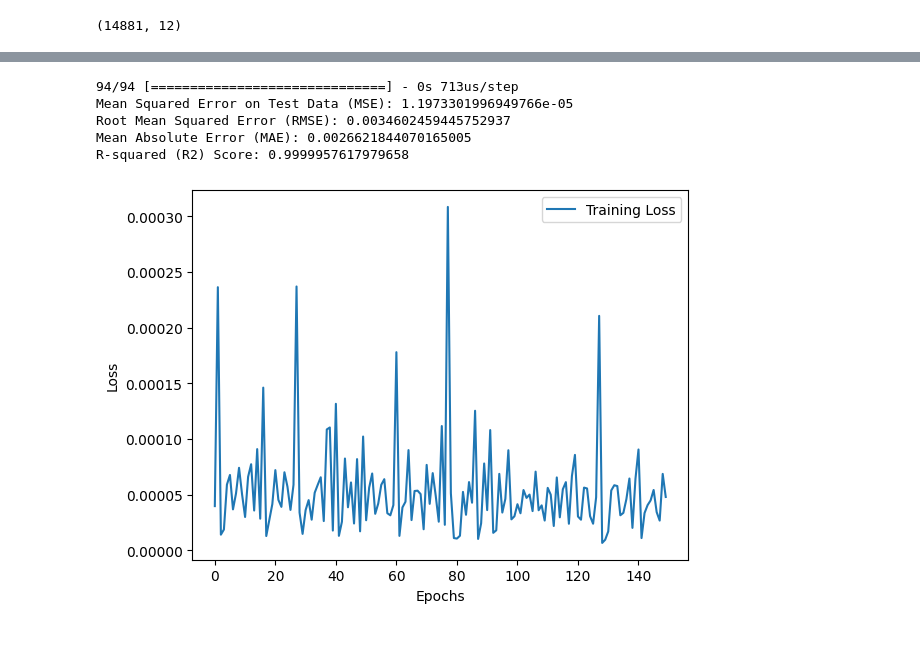
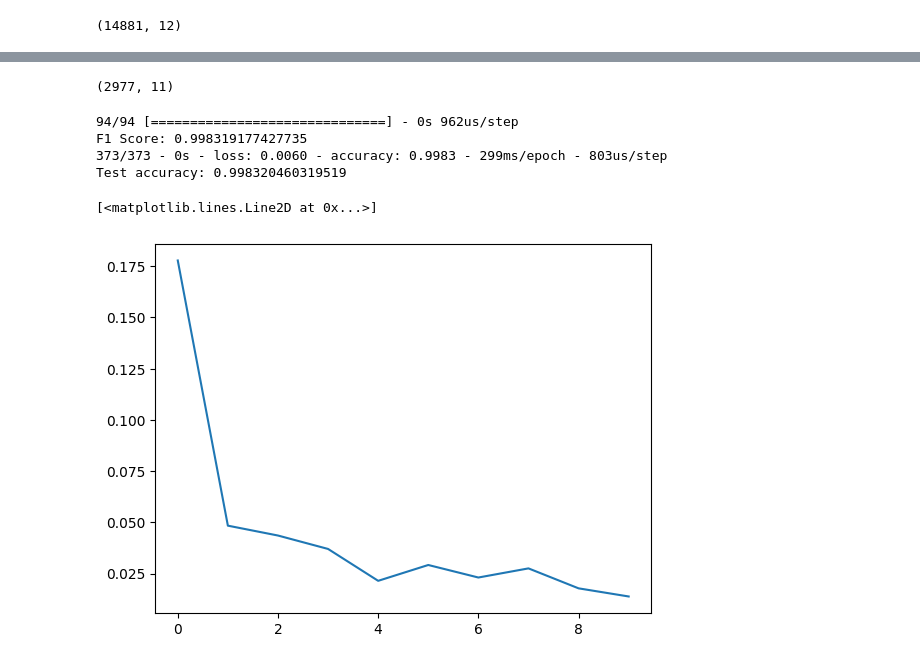
Before and after one commit to Witnull/model_C, a Jupyter notebook: TeamQ_C.ipynb, the cells around one changed output, grey strips where cells are left out. Cells and saved outputs as stored; diff of their text form; code cells hidden in the pictures.

```diff
--- a/TeamQ_C.ipynb
+++ b/TeamQ_C.ipynb
@@ -30,19 +30,16 @@ def severity2score(str):
         print(str)
 
 cve_items = data.get("CVE_Items", [])
-
-# Create an empty list to store dictionaries representing entries
 entries = []
 
-# Extract and append the dictionaries representing entries
 for item in cve_items:
     entry = {
         #"ID": item['cve']['CVE_data_meta']['ID'],
         #"Problem Type": item['cve']['problemtype']['problemtype_data'][0]['description'],
         #"CVSS Version": item['impact']['baseMetricV3']['cvssV3']['version'] if 'impact' in item and 'baseMetricV3' in item['impact'] else "",
         #"CVSS Vector": item['impact']['baseMetricV3']['cvssV3']['vectorString'] if 'impact' in item and 'baseMetricV3' in item['impact'] else "",
-        "CVSS Base Score": float(item['impact']['baseMetricV3']['cvssV3']['baseScore'] if 'impact' in item and 'baseMetricV3' in item['impact'] else "0"),
-        "CVSS Severity":  severity2score(item['impact']['baseMetricV3']['cvssV3']['baseSeverity'] if 'impact' in item and 'baseMetricV3' in item['impact'] else ""),
+        "Base Score": float(item['impact']['baseMetricV3']['cvssV3']['baseScore'] if 'impact' in item and 'baseMetricV3' in item['impact'] else "0"),
+        "Severity":  item['impact']['baseMetricV3']['cvssV3']['baseSeverity'] if 'impact' in item and 'baseMetricV3' in item['impact'] else "NEI",
         #"Description": item['cve']['description']['description_data'][0]['value'],
         #"Config": item['configurations'],
         #"Reference": item['cve']['references'],
@@ -117,14 +132,20 @@ Name: Impact Score, Length: 2977, dtype: float64
 # %%
+
+
 model = keras.Sequential([
-    keras.layers.Dense(128, activation='relu', input_shape=(X_train.shape[1],)),
+    keras.layers.Dense(512, activation='relu', input_shape=(X_train.shape[1],)),
+    keras.layers.Dropout(0.1),
+    keras.layers.Dense(256, activation='relu'),
+    keras.layers.Dropout(0.1),
     keras.layers.Dense(64, activation='relu'),
-    keras.layers.Dense(32, activation='relu'),
-    keras.layers.Dense(1, activation='linear')
+    keras.layers.Dense(num_labels, activation='softmax')
 ])
-model.compile(optimizer='adam', loss='mean_squared_error')
+model.compile(loss='categorical_crossentropy',
+              optimizer='adam',
+              metrics=['accuracy'])
 # %%
 #early_stopping = keras.callbacks.EarlyStopping(monitor='val_loss', patience=10, restore_best_weights=True)
 
 # Fit the model to the training data
-history = model.fit(X_train, y_train, epochs=150, batch_size=32, verbose=1)#, callbacks=[early_stopping])
+history = model.fit(X_train, y_train, epochs=10, batch_size=8, validation_split= .2, verbose=2)#, callbacks=[early_stopping])
 # %% [output]
@@ -148,29 +172,26 @@ Epoch 150/150
+# %%
+X_test.shape
+# %% [output]
+(2977, 11)
 # %%
-from sklearn.metrics import mean_squared_error, mean_absolute_error, r2_score
-
+from sklearn.metrics import f1_score
 # Evaluate the model on the test data
 y_pred = model.predict(X_test)
-mse = mean_squared_error(y_test, y_pred)
-rmse = np.sqrt(mean_squared_error(y_test, y_pred))
-mae = mean_absolute_error(y_test, y_pred)
-r2 = r2_score(y_test, y_pred)
-print(f"Mean Squared Error on Test Data (MSE): {mse}")
-print(f"Root Mean Squared Error (RMSE): {rmse}")
-print(f"Mean Absolute Error (MAE): {mae}")
-print(f"R-squared (R2) Score: {r2}")
+y_test_ = encoder.inverse_transform(y_test)
+y_pred_ = encoder.inverse_transform(y_pred)
+f1 = f1_score(y_test_, y_pred_ , average='weighted')
+print("Weighted F1 Score:", f1)
 
 
+score, acc = model.evaluate(X_test, y_test, batch_size=8, verbose=2)
+print('Test accuracy:', acc)
 # Optionally, you can visualize the training history to see the loss curve
 import matplotlib.pyplot as plt
 plt.plot(history.history['loss'], label='Training Loss')
-plt.xlabel('Epochs')
-plt.ylabel('Loss')
-plt.legend()
-plt.show()
 # %% [output]
-94/94 [==============================] - 0s 713us/step
-Mean Squared Error on Test Data (MSE): 1.1973301996949766e-05
-Root Mean Squared Error (RMSE): 0.0034602459445752937
-Mean Absolute Error (MAE): 0.0026621844070165005
-R-squared (R2) Score: 0.9999957617979658
+94/94 [==============================] - 0s 962us/step
+F1 Score: 0.998319177427735
+373/373 - 0s - loss: 0.0060 - accuracy: 0.9983 - 299ms/epoch - 803us/step
+Test accuracy: 0.998320460319519
+[<matplotlib.lines.Line2D at 0x...>]
-[figure, old version]
+[figure, new version]
```
Also changed, not shown: parts of 7 cells of this notebook, 1 other file.
